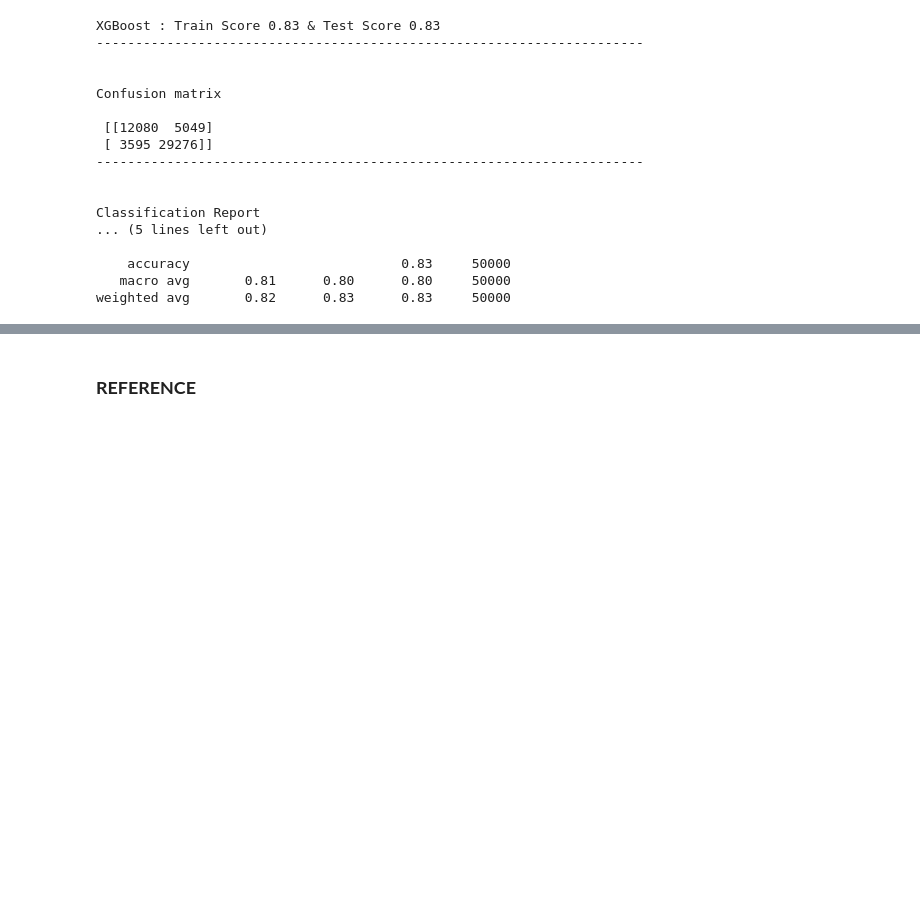
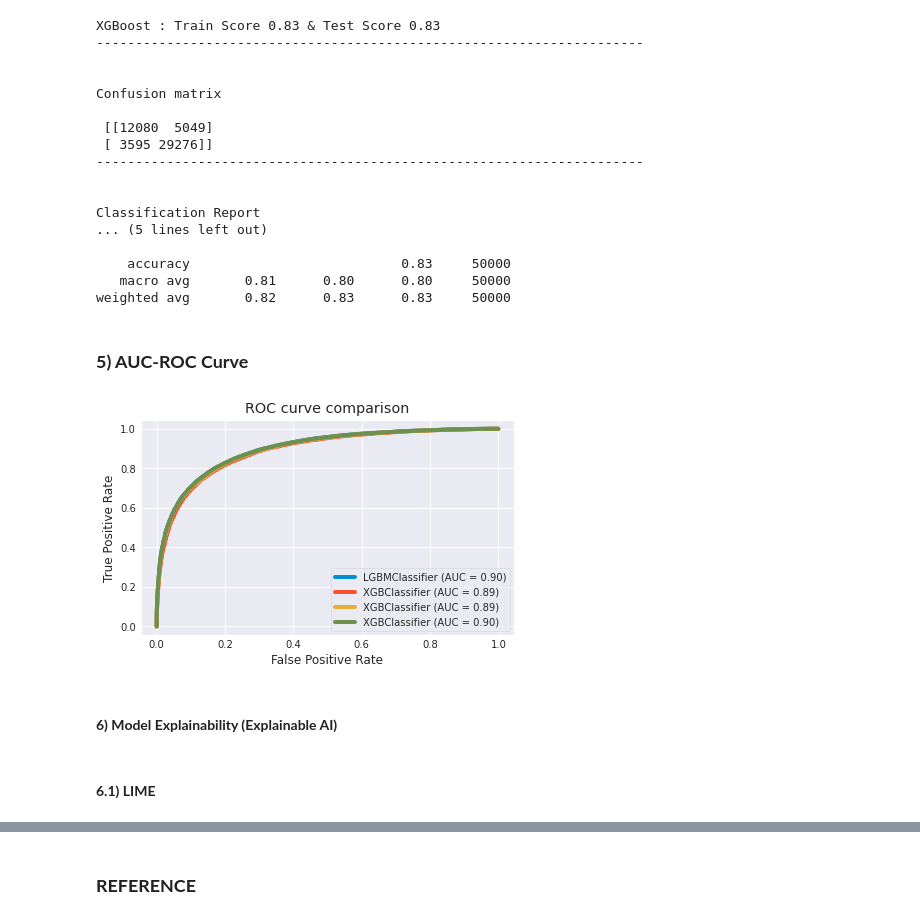
Before and after one commit to sureshmecad/Higgs-Boson-Decay-TMLC, a Jupyter notebook: 4_Higgs_Boson_Modeling.ipynb, the cells around one changed output, grey strips where cells are left out. Cells and saved outputs as stored; diff of their text form; code cells hidden in the pictures; blank space fills up the shorter version.

```diff
--- a/4_Higgs_Boson_Modeling.ipynb
+++ b/4_Higgs_Boson_Modeling.ipynb
@@ -372,3 +404,23 @@ Classification Report
     accuracy                           0.83     50000
    macro avg       0.81      0.80      0.80     50000
 weighted avg       0.82      0.83      0.83     50000
+# %% [markdown]
+### **5) AUC-ROC Curve**
+# %%
+# AUC-ROC Curve
+#plt.figure(figsize=(7,5))
+from sklearn.metrics import plot_roc_curve
+
+m1_roc = plot_roc_curve(LGB, X_test, y_test)
+plot_roc_curve(xgb, X_test, y_test, ax = m1_roc.ax_)
+plot_roc_curve(xgb1, X_test, y_test, ax = m1_roc.ax_)
+plot_roc_curve(xgb2, X_test, y_test, ax = m1_roc.ax_)
+
+plt.title("ROC curve comparison")
+plt.show()
+# %% [output]
+[figure, added]
+# %% [markdown]
+#### **6) Model Explainability (Explainable AI)**
+# %% [markdown]
+#### **6.1) LIME**
```
Also changed, not shown: parts of 22 cells of this notebook.
